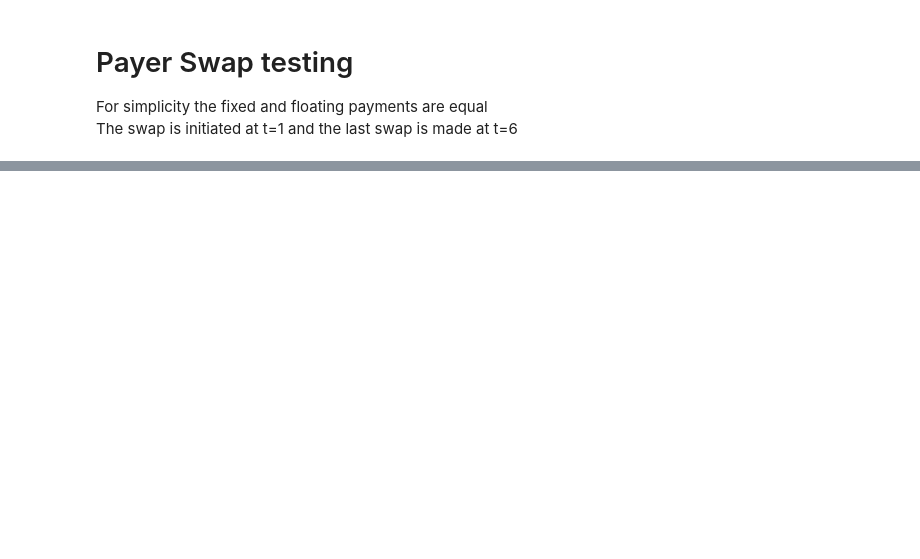
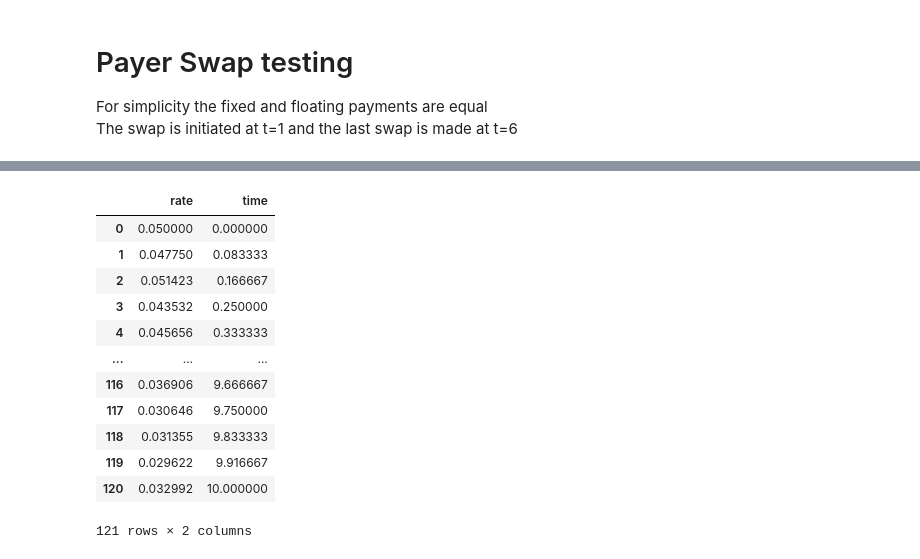
Before and after one commit to Eskild-afk/MasterThesis, a Jupyter notebook: playground.ipynb, the cells around one changed output, grey strips where cells are left out. Saved outputs shown, nothing was run; the diff lists cells and outputs as text; code cells hidden in the pictures; blank space fills up the shorter version.

```diff
--- a/playground.ipynb
+++ b/playground.ipynb
@@ -63,0 +66,17 @@ sns.scatterplot(x=schedule/12, y=np.repeat(K, len(schedule)), label='Payment of
+# %%
+import pandas as pd
+pd.DataFrame({'rate':floatRate,'time':time})
+# %% [output]
+|  | rate | time |
+| 0 | 0.050000 | 0.000000 |
+| 1 | 0.047750 | 0.083333 |
+| 2 | 0.051423 | 0.166667 |
+| 3 | 0.043532 | 0.250000 |
+| 4 | 0.045656 | 0.333333 |
+| ... | ... | ... |
+| 116 | 0.036906 | 9.666667 |
+| 117 | 0.030646 | 9.750000 |
+| 118 | 0.031355 | 9.833333 |
+| 119 | 0.029622 | 9.916667 |
+| 120 | 0.032992 | 10.000000 |
+121 rows × 2 columns
```
Also changed, not shown: parts of 12 cells of this notebook, 3 other files.
